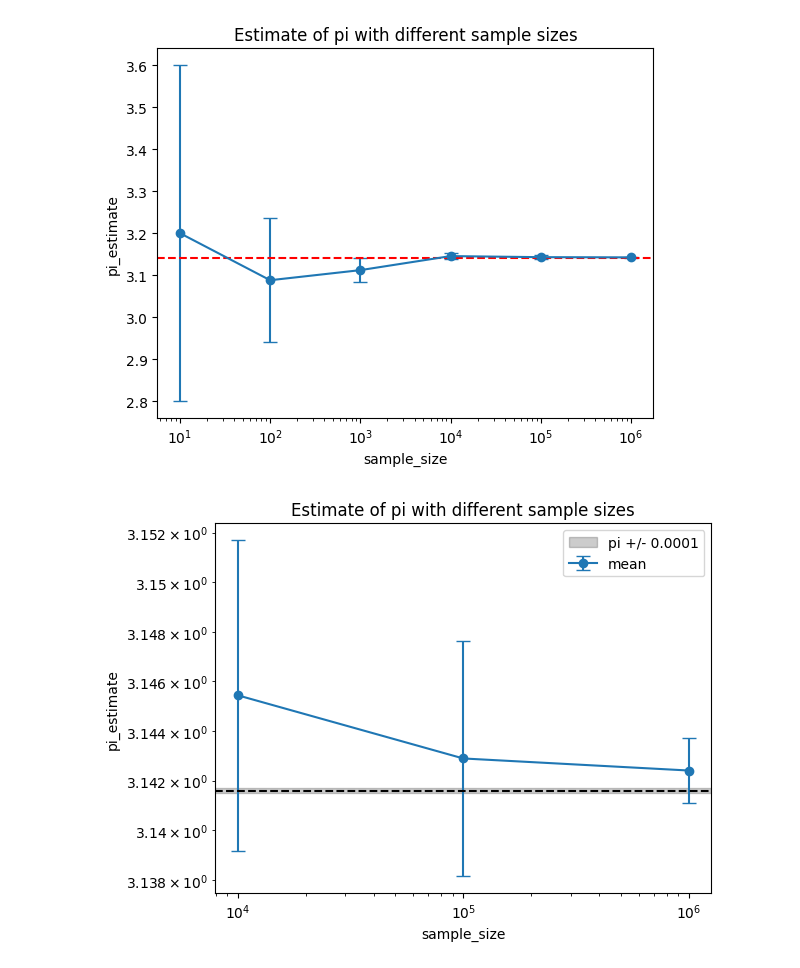
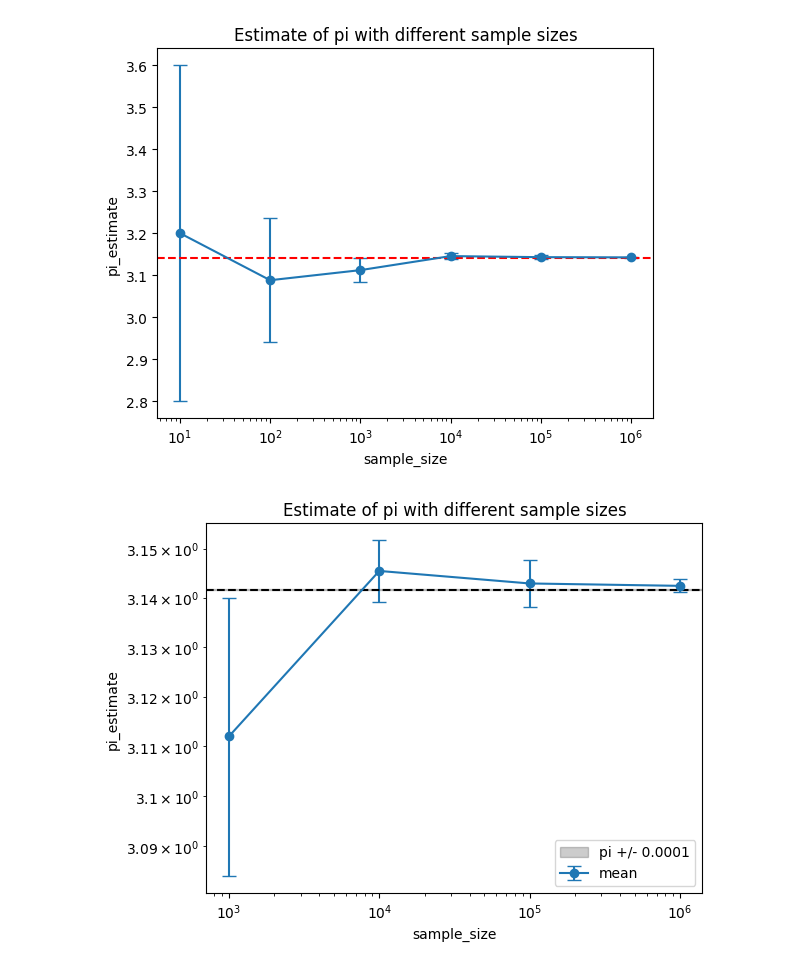
Before and after one commit to rishabh-mondal/Probabilistic-machine-learning, a Jupyter notebook: monte_carlo_sampling.ipynb, the cells around one changed output. Drawn from its saved outputs; the diff is of its cells as text; code cells hidden in the pictures.

```diff
--- a/monte_carlo_sampling.ipynb
+++ b/monte_carlo_sampling.ipynb
@@ -32,8 +32,8 @@ def estimate_pi(N,seed):
     xy=torch.rand(N,2)
     distance=torch.sqrt((xy[:,0]**2)+(xy[:,1]**2))
     inside_circle=distance<=1.0
-    point_inside_circle=inside_circle.sum()
-    pi_estimate= (point_inside_circle/N)*4
+    point_inside_circle=inside_circle.sum().item()
+    pi_estimate= (point_inside_circle/N)*4.0
     return pi_estimate
 # %%
 N=1000000
@@ -103,15 +103,15 @@ plt.xscale("log")
 [figure]
 # %%
 #plot only 10^4 and higher
-subset=df_grouped.query("N>=10**4")
+subset=df_grouped.query("N>=10**3")
 subset['mean'].plot(yerr=subset['std'],capsize=5,marker='o')
 plt.xlabel("sample_size")
 plt.ylabel("pi_estimate")
 plt.title("Estimate of pi with different sample sizes");
 plt.xscale("log")
 plt.yscale("log")
 plt.axhline(true_pi,color="black",linestyle="--")
 plt.axhspan(true_pi-0.0001,true_pi+0.0001,color="black",alpha=0.2,label="pi +/- 0.0001")
 plt.legend();
 # %% [output]
-[figure, old version]
+[figure, new version]
```
Also changed, not shown: parts of 3 cells of this notebook.
